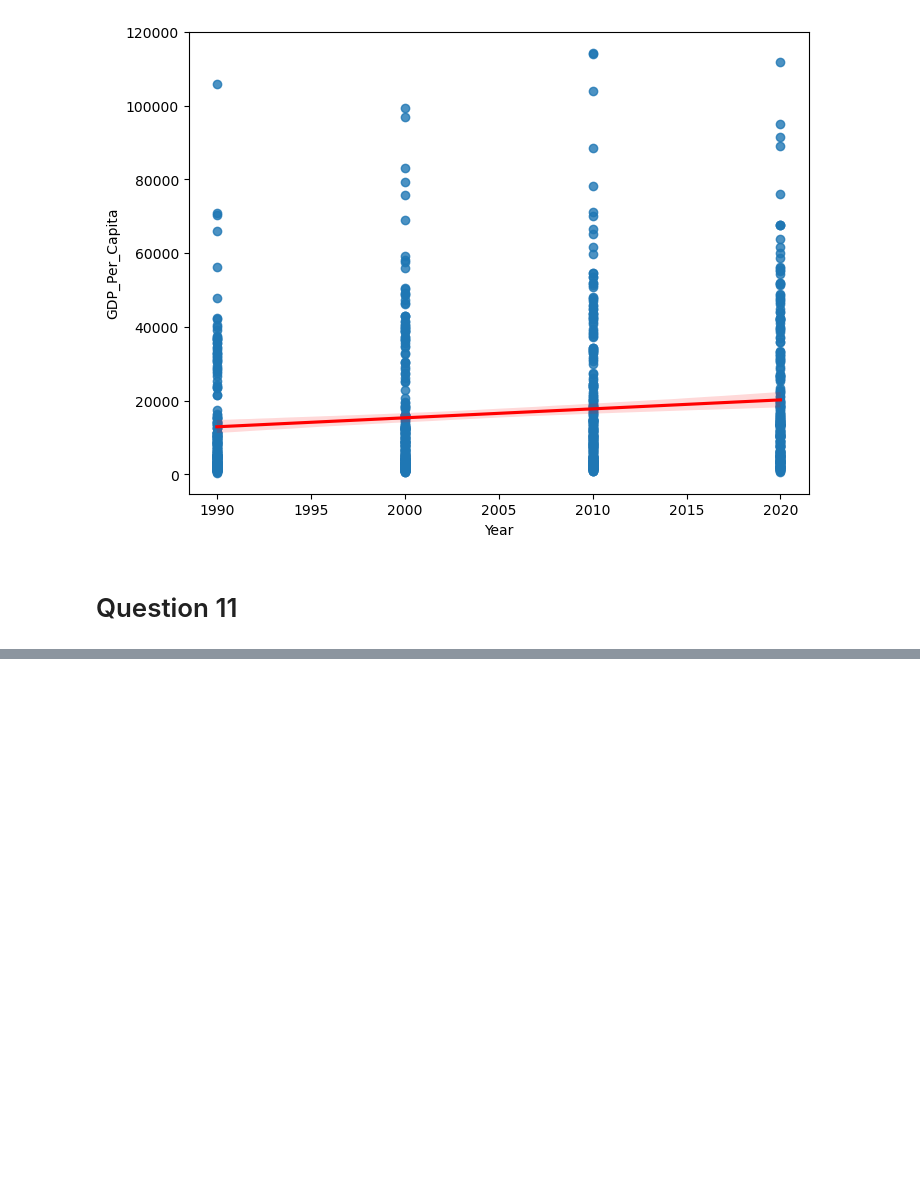
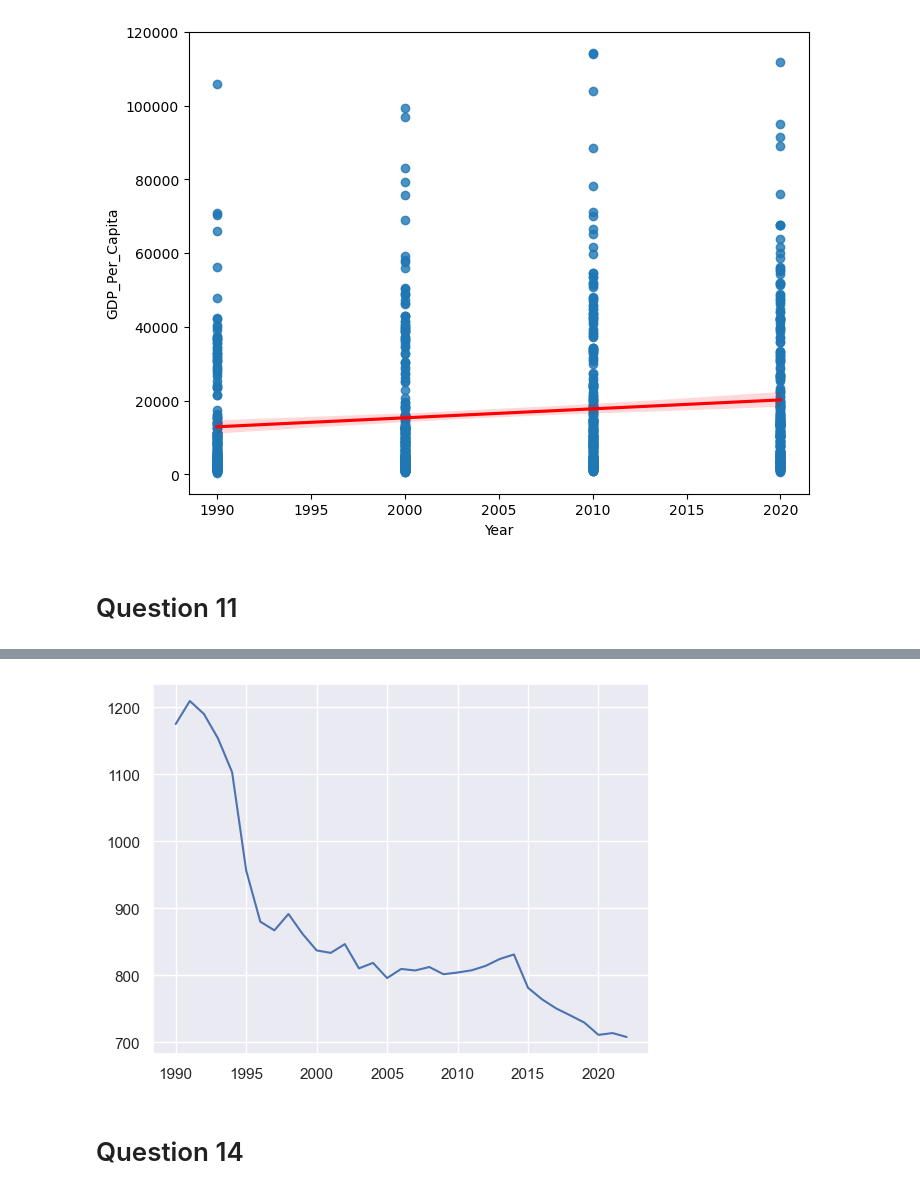
Before and after one commit to NSS-Data-Analytics-Cohort-11/undata-Timothyspratt, a Jupyter notebook: notebook/UN_data_project_DA11.ipynb, the cells around one changed output, grey strips where cells are left out. Cells and saved outputs as stored; diff of their text form; code cells hidden in the pictures; blank space fills up the shorter version.

```diff
--- a/notebook/UN_data_project_DA11.ipynb
+++ b/notebook/UN_data_project_DA11.ipynb
@@ -256,0 +313,15 @@ plt.show()
+# %%
+sns.set_theme()
+
+# create data
+gdp_plot = gdp_df_clean[gdp_df_clean["Country"] == "Burundi"]
+
+# use the plot function
+plt.plot(gdp_plot["Year"], gdp_plot["GDP_Per_Capita"])
+
+# show the graph
+plt.show()
+# %% [output]
+[figure, added]
+# %% [markdown]
+# Question 14
```
Also changed, not shown: parts of 24 cells of this notebook.
